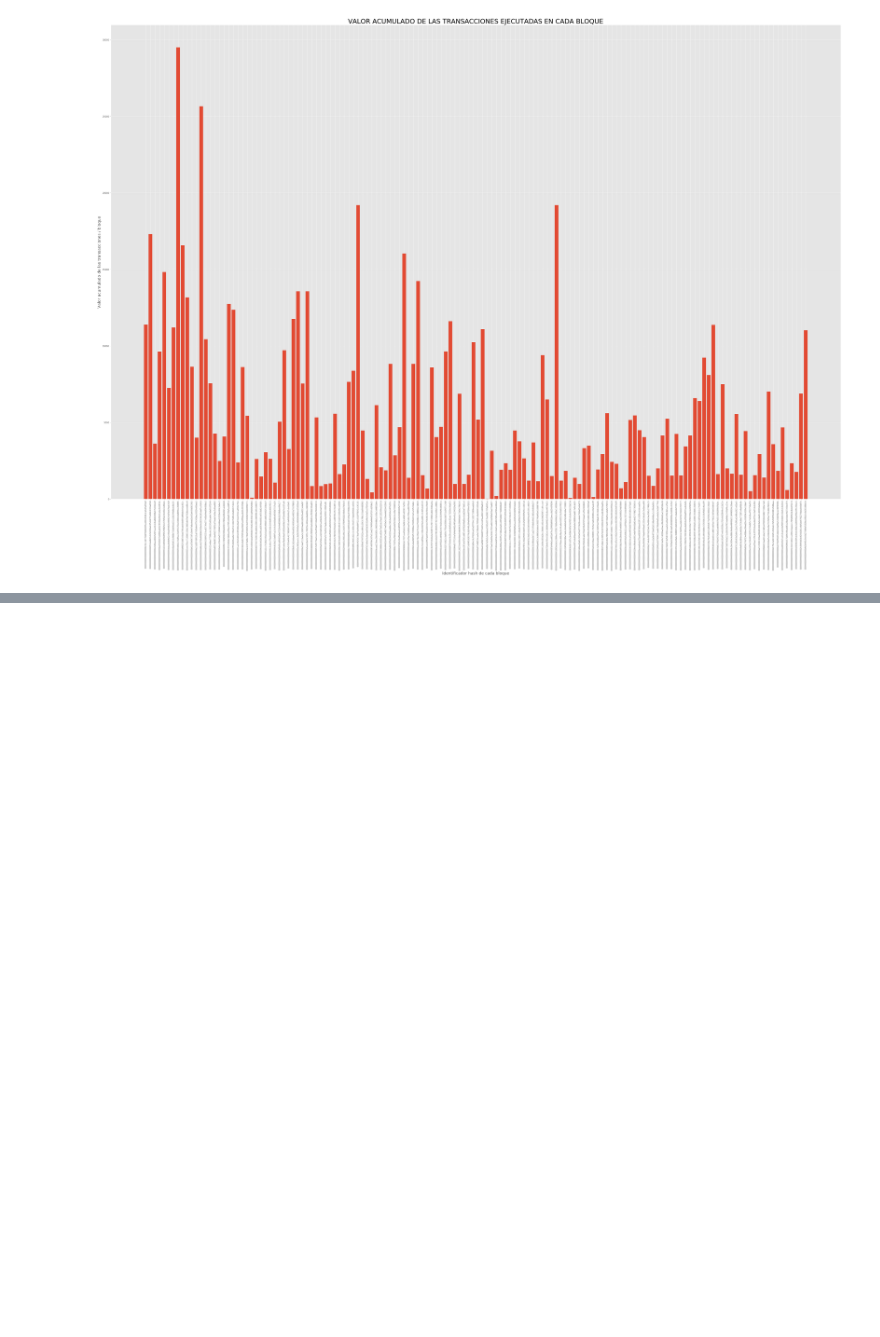
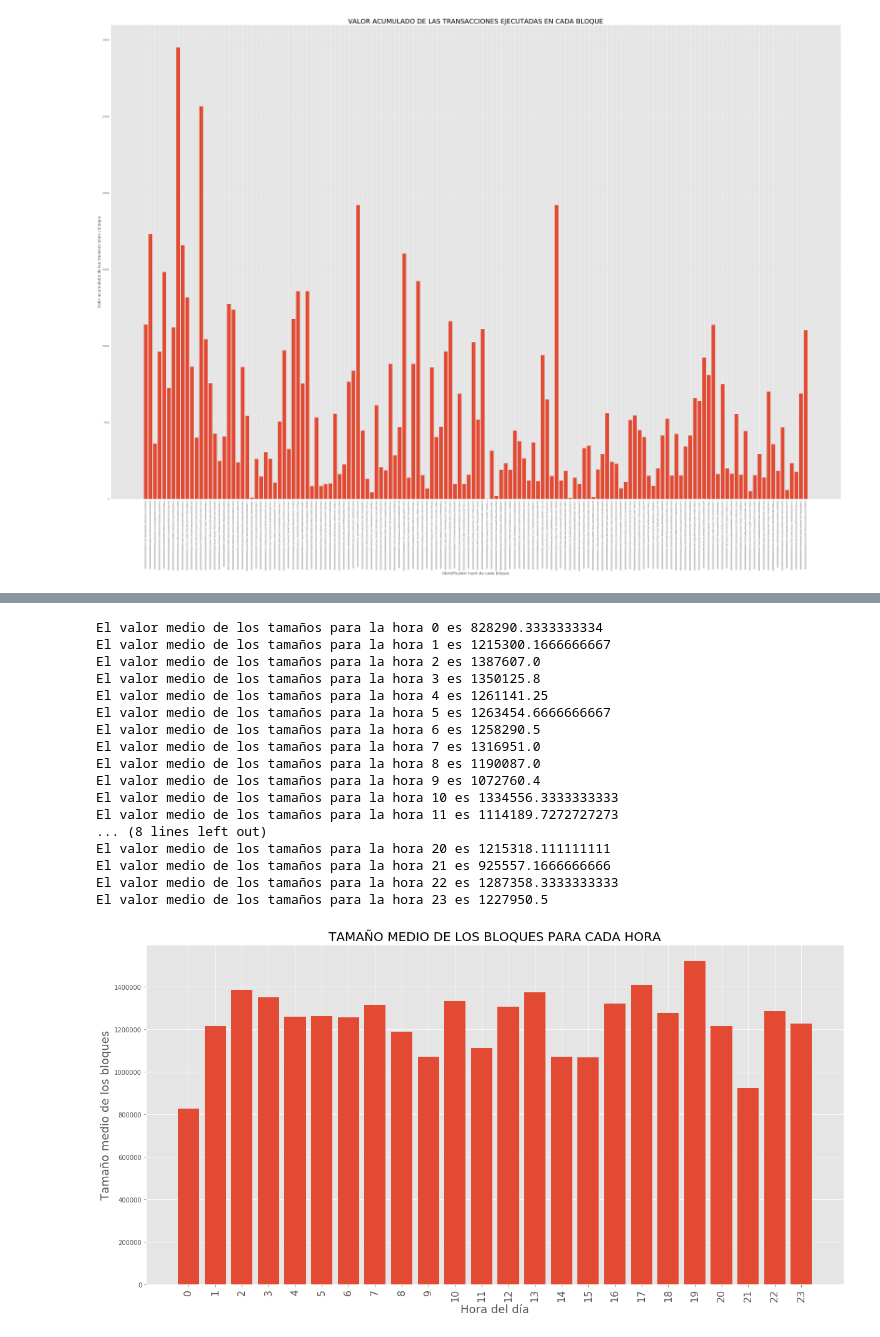
Before and after one commit to JaimePerez89/Bitcoin, a Jupyter notebook: Notebook_pruebas.ipynb, the cells around one changed output, grey strips where cells are left out. Drawn from its saved outputs; the diff is of its cells as text; code cells hidden in the pictures; blank space fills up the shorter version.

```diff
--- a/Notebook_pruebas.ipynb
+++ b/Notebook_pruebas.ipynb
@@ -403,0 +436,21 @@ print(dt2)
+# %%
+media_size_bloque_hr(block_data, representar='Y')
+# %% [output]
+El valor medio de los tamaños para la hora 0 es 828290.3333333334
+El valor medio de los tamaños para la hora 1 es 1215300.1666666667
+El valor medio de los tamaños para la hora 2 es 1387607.0
+El valor medio de los tamaños para la hora 3 es 1350125.8
+El valor medio de los tamaños para la hora 4 es 1261141.25
+El valor medio de los tamaños para la hora 5 es 1263454.6666666667
+El valor medio de los tamaños para la hora 6 es 1258290.5
+El valor medio de los tamaños para la hora 7 es 1316951.0
+El valor medio de los tamaños para la hora 8 es 1190087.0
+El valor medio de los tamaños para la hora 9 es 1072760.4
+El valor medio de los tamaños para la hora 10 es 1334556.3333333333
+El valor medio de los tamaños para la hora 11 es 1114189.7272727273
+... (8 lines left out)
+El valor medio de los tamaños para la hora 20 es 1215318.111111111
+El valor medio de los tamaños para la hora 21 es 925557.1666666666
+El valor medio de los tamaños para la hora 22 es 1287358.3333333333
+El valor medio de los tamaños para la hora 23 es 1227950.5
+[figure, added]
```
Also changed, not shown: parts of 6 cells of this notebook, 6 other files.
